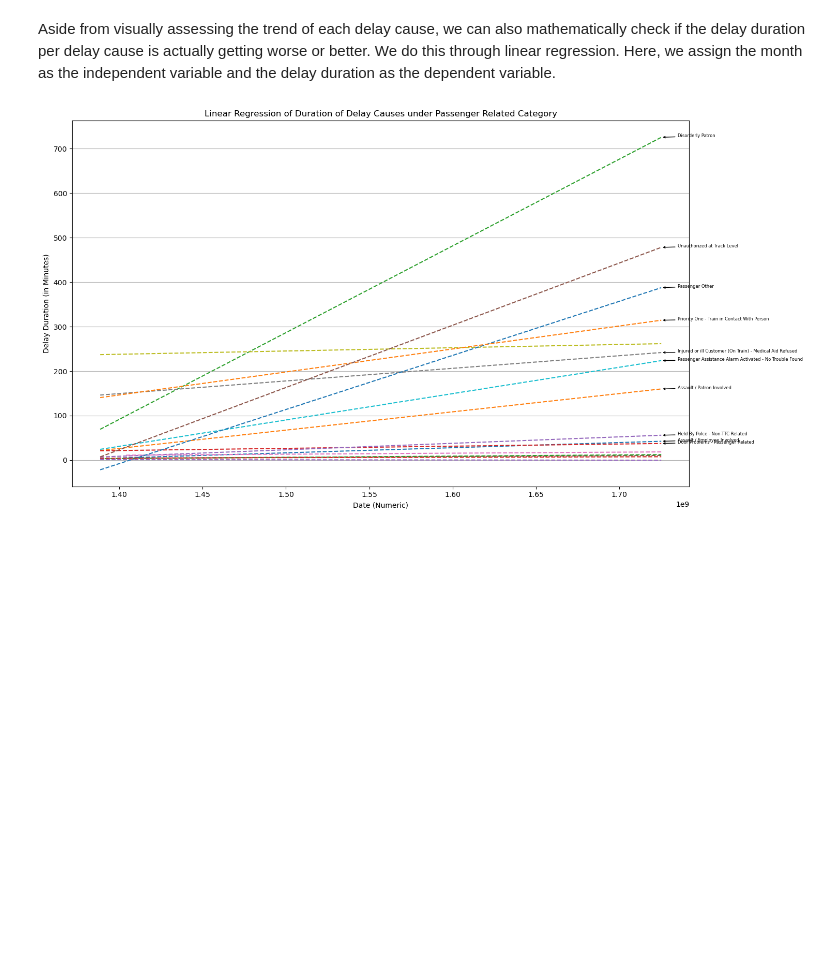
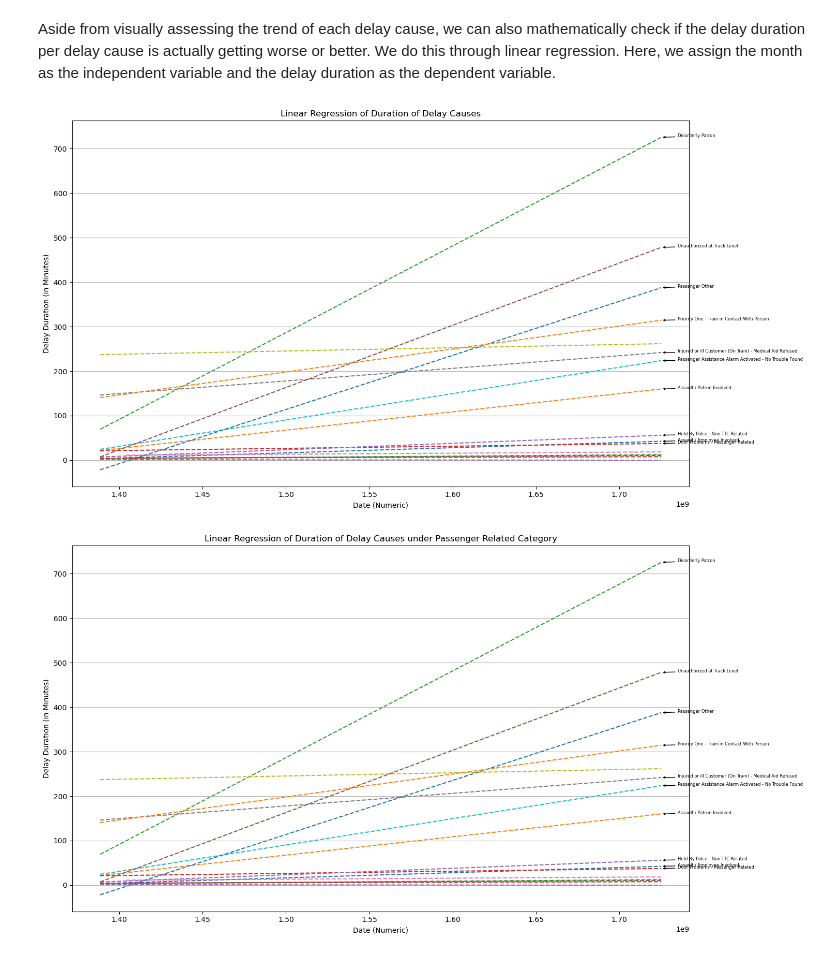
Before and after one commit to emem83/TTC-Delay-Dataset, a Jupyter notebook: TTC_Delay_Dataset_EDA.ipynb, the cells around one changed output. Cells and saved outputs as stored; diff of their text form; code cells hidden in the pictures; blank space fills up the shorter version.

```diff
--- a/TTC_Delay_Dataset_EDA.ipynb
+++ b/TTC_Delay_Dataset_EDA.ipynb
@@ -61,3 +61,14 @@ for category in df_master['delay_category'].unique():
     # rename each category_df accordingly
     variable_name = category.replace(" ", "_").replace("/", "_").replace("-", "_")
     globals()[variable_name] = category_df
+# %%
+# group into delay category and per month
+def grouped_category_monthly(delay_category):
+    grouped_category = delay_category.groupby([
+        delay_category['delay_cause'],
+        delay_category['datetime'].dt.to_period('M').dt.to_timestamp()]).agg(
+            total_occurrence = ('Min Delay', 'count'),
+            delay_duration = ('Min Delay', 'sum')).reset_index()
+    grouped_category['average_delay'] = grouped_category['delay_duration'] / grouped_category['total_occurrence']
+    grouped_category['3-Month MA'] = grouped_category['delay_duration'].rolling(window = 3).mean()
+    return grouped_category
@@ -453,6 +496,10 @@ There are 16 delay causes under the Passenger Related category. Visually, the ab
 ### Linear Regression on Delay Causes under Passenger Related Category
 # %% [markdown]
 Aside from visually assessing the trend of each delay cause, we can also mathematically check if the delay duration per delay cause is actually getting worse or better. We do this through linear regression. Here, we assign the month as the independent variable and the delay duration as the dependent variable.
+# %%
+linear_regression(delay_category = Passenger_Related)
+# %% [output]
+[figure, added]
 # %%
 # create a new column to convert datetime column from datetime data type to numeric data type
 grouped_passenger['datetime_numeric'] = grouped_passenger['datetime'].apply(lambda x: x.timestamp())
```
Also changed, not shown: parts of 17 cells of this notebook.
